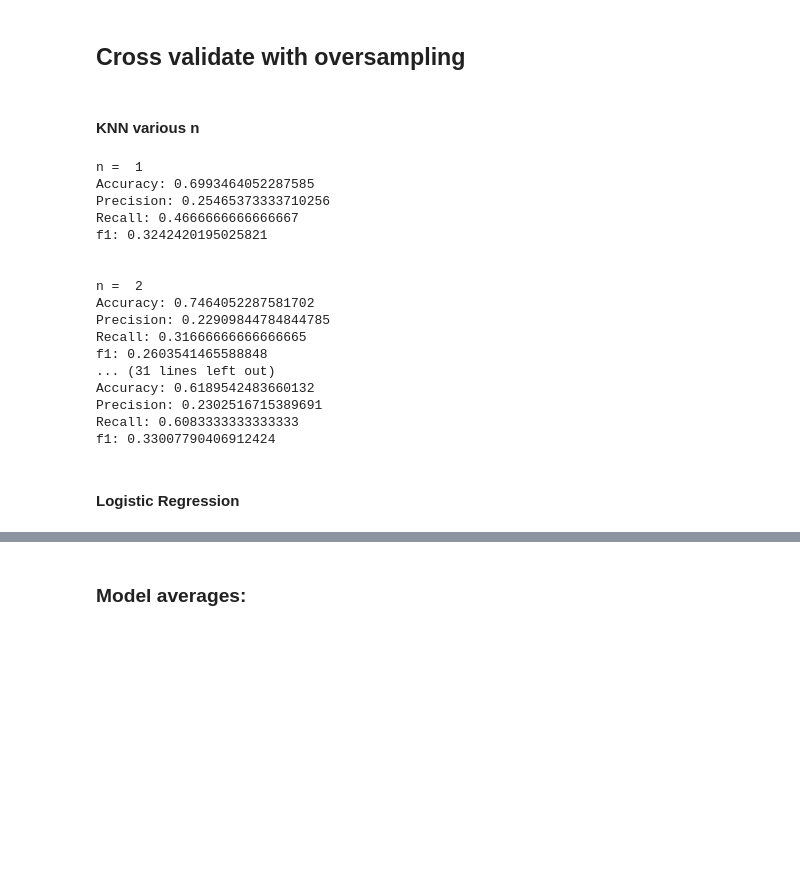
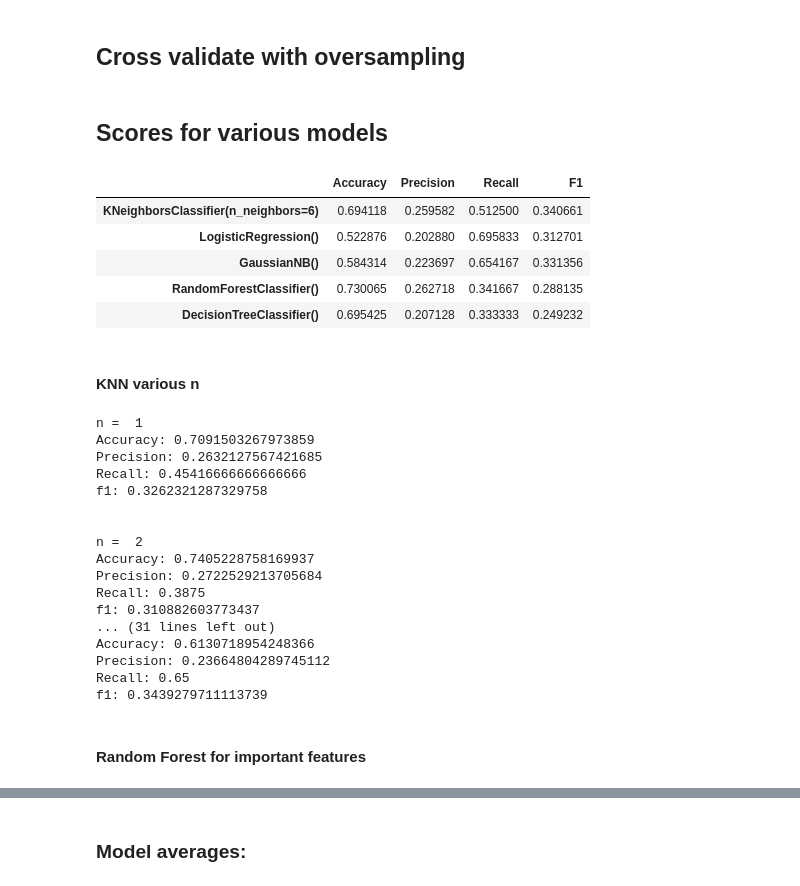
Before and after one commit to emilyhoughkovacs/humanitarian_unrest_classifier, a Jupyter notebook: ken_m/analyze_sql_data.ipynb, the cells around one changed output, grey strips where cells are left out. Drawn from its saved outputs; the diff is of its cells as text; code cells hidden in the pictures; blank space fills up the shorter version.

Commit message:
ungodly function getCrossValScoresBySSS

```diff
--- a/ken_m/analyze_sql_data.ipynb
+++ b/ken_m/analyze_sql_data.ipynb
@@ -149,7 +158,14 @@ data_2013[data_2013.isnull().any(axis=1)]
 # %%
 data_2013 = data_2013.dropna()
 # %%
-def getScoreValues(X_train, X_test, y_train, y_test, model=KNeighborsClassifier(n_neighbors=6), verbose=True):
+def getScoreValues(X_train,
+                   X_test,
+                   y_train,
+                   y_test,
+                   model=KNeighborsClassifier(n_neighbors=6),
+                   verbose=True,
+                   verbose_features=True
+                  ):
     model = model
     model.fit(X_train, y_train)
     y_pred = model.predict(X_test)
@@ -161,10 +177,11 @@ def getScoreValues(X_train, X_test, y_train, y_test, model=KNeighborsClassifier(
     recall_score_value = recall_score(y_test, y_pred)
     f1_score_value = f1_score(y_test, y_pred)
 
-    try:
-        print(model.feature_importances_)
-    except AttributeError:
-        pass
+    if verbose_features:
+        try:
+            print(model.feature_importances_)
+        except AttributeError:
+            pass
 
     if verbose:
         #print(pd.concat([y_test,pd.Series(y_pred, index=y_test.index)], axis = 1))
@@ -387,3 +388,14 @@ f1: 0.23076923076923075
+# %%
+def plot_confusion_matrix(cm, title='Confusion matrix', cmap=plt.cm.Blues):
+    plt.imshow(cm, interpolation='nearest', cmap=cmap)
+    plt.title(title)
+    plt.colorbar()
+    tick_marks = np.arange(2)
+    plt.xticks(tick_marks, ['Not at Risk', 'At Risk'], rotation=45)
+    plt.yticks(tick_marks, ['Not at Risk', 'At Risk'])
+    plt.tight_layout()
+    plt.ylabel('True label')
+    plt.xlabel('Predicted label')
 # %% [markdown]
 ## Cross validate with oversampling
 # %%
@@ -461,31 +568,42 @@ def getCrossValScoresBySKF(local_X, local_y, n_iter=30, test_size=0.3, model=KNe
 # %%
 X = data_2013[x_cols]
 y = data_2013['zscores']
+# %% [markdown]
+## Scores for various models
+# %%
+getCrossValScoresBySSS(X, y, get_multi_models=True)
+# %% [output]
+|  | Accuracy | Precision | Recall | F1 |
+| KNeighborsClassifier(n_neighbors=6) | 0.694118 | 0.259582 | 0.512500 | 0.340661 |
+| LogisticRegression() | 0.522876 | 0.202880 | 0.695833 | 0.312701 |
+| GaussianNB() | 0.584314 | 0.223697 | 0.654167 | 0.331356 |
+| RandomForestClassifier() | 0.730065 | 0.262718 | 0.341667 | 0.288135 |
+| DecisionTreeClassifier() | 0.695425 | 0.207128 | 0.333333 | 0.249232 |
 # %% [markdown]
 #### KNN various n
 # %%
 for n in range(1,8):
     print('n = ', n)
-    getCrossValScoresBySKF(X, y, model=KNeighborsClassifier(n_neighbors=n))
+    getCrossValScoresBySSS(X, y, model=KNeighborsClassifier(n_neighbors=n))
     print('\n')
 # %% [output]
 n =  1
-Accuracy: 0.6993464052287585
-Precision: 0.25465373333710256
-Recall: 0.4666666666666667
-f1: 0.3242420195025821
+Accuracy: 0.7091503267973859
+Precision: 0.2632127567421685
+Recall: 0.45416666666666666
+f1: 0.3262321287329758
 
 
 n =  2
-Accuracy: 0.7464052287581702
-Precision: 0.22909844784844785
-Recall: 0.31666666666666665
-f1: 0.2603541465588848
+Accuracy: 0.7405228758169937
+Precision: 0.2722529213705684
+Recall: 0.3875
+f1: 0.310882603773437
 ... (31 lines left out)
-Accuracy: 0.6189542483660132
-Precision: 0.2302516715389691
-Recall: 0.6083333333333333
-f1: 0.33007790406912424
+Accuracy: 0.6130718954248366
+Precision: 0.23664804289745112
+Recall: 0.65
+f1: 0.3439279711113739
-# %% [markdown]
-#### Logistic Regression
+# %% [markdown]
+#### Random Forest for important features
 # %%
```
Also changed, not shown: parts of 25 cells of this notebook.
